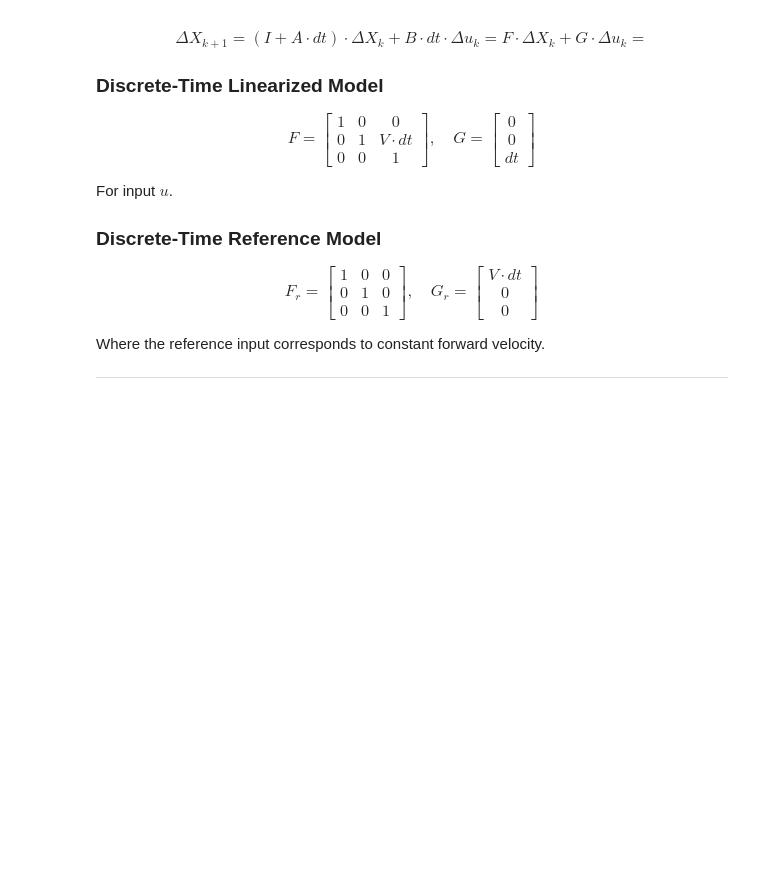
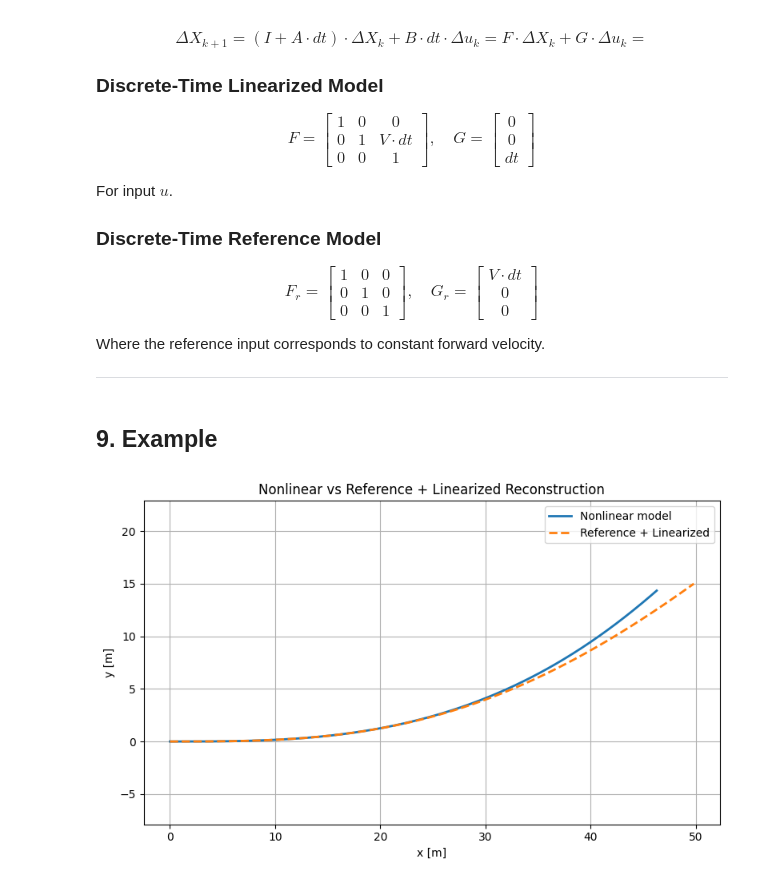
Before and after one commit to grep265/c4dynamics, a Jupyter notebook: docs/source/programs/mpc-steering.ipynb, the cells around one changed output. Saved outputs shown, nothing was run; the diff lists cells and outputs as text; code cells hidden in the pictures; blank space fills up the shorter version.

Commit message:
add example

```diff
--- a/docs/source/programs/mpc-steering.ipynb
+++ b/docs/source/programs/mpc-steering.ipynb
@@ -586,3 +586,68 @@ Where the reference input corresponds to constant forward velocity.
 
 
 ---
+# %% [markdown]
+## 9. Example
+# %%
+import numpy as np
+import matplotlib.pyplot as plt
+import c4dynamics as c4d
+
+# -----------------------------
+# Parameters
+# -----------------------------
+V = 10.0          # [m/s]
+dt = 0.01         # [s]
+T  = 5.0          # [s]
+N  = int(T / dt)
+
+# Small steering input (heading rate)
+def u(t):
+  return 0.2 * np.sin(0.5 * t)
+
+# Nonlinear system
+nln_sys = c4d.state(x = 0.0, y = 0.0, psi = 0.0)
+
+# Reference trajectory
+ref_sys = c4d.state(x = 0.0, y = 0.0, psi = 0.0)
+
+# Linearized model
+lin_sys = c4d.state(y = 0.0, psi = 0.0)
+
+for k in range(N - 1):
+  t = k * dt
+  nln_sys.store(t)
+  ref_sys.store(t)
+  lin_sys.store(t)
+
+  # nonlinear system
+  nln_sys.X += [V * np.cos(nln_sys.psi) * dt,
+                V * np.sin(nln_sys.psi) * dt,
+                u(t) * dt]
+
+  # reference system
+  ref_sys.X += [V * dt, 0, 0]
+
+  # linear system
+  lin_sys.X += [V * lin_sys.psi * dt,
+                u(t) * dt]
+
+
+# Reconstruct full state
+x_rec = ref_sys.data('x')[1]
+y_rec = ref_sys.data('y')[1] + lin_sys.data('y')[1]
+
+# Plot
+plt.figure(figsize = (8, 5))
+plt.plot(nln_sys.data('x')[1], nln_sys.data('y')[1], label = "Nonlinear model", linewidth = 2)
+plt.plot(x_rec, y_rec, "--", label = "Reference + Linearized", linewidth=2)
+plt.xlabel("x [m]")
+plt.ylabel("y [m]")
+plt.title("Nonlinear vs Reference + Linearized Reconstruction")
+plt.legend()
+plt.grid(True)
+plt.axis("equal")
+plt.tight_layout()
+plt.show()
+# %% [output]
+[figure, added]
```
